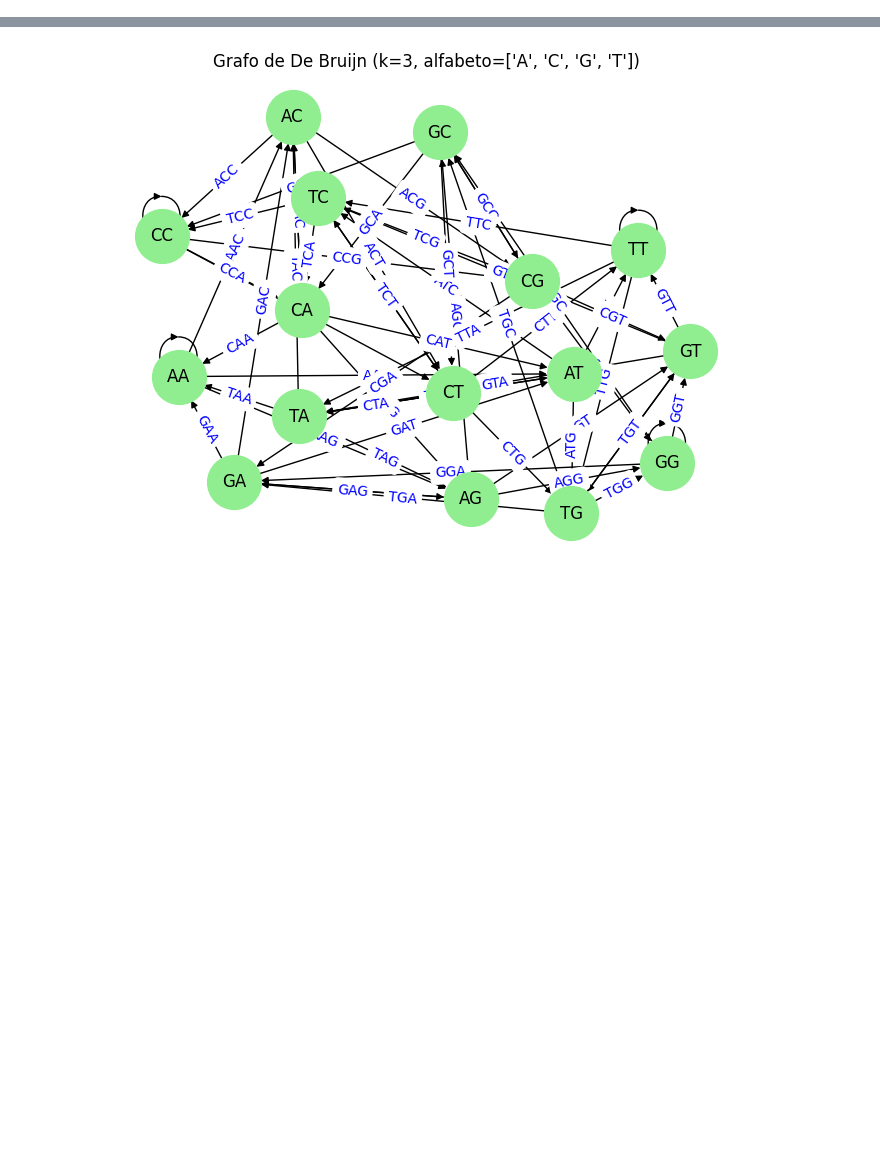
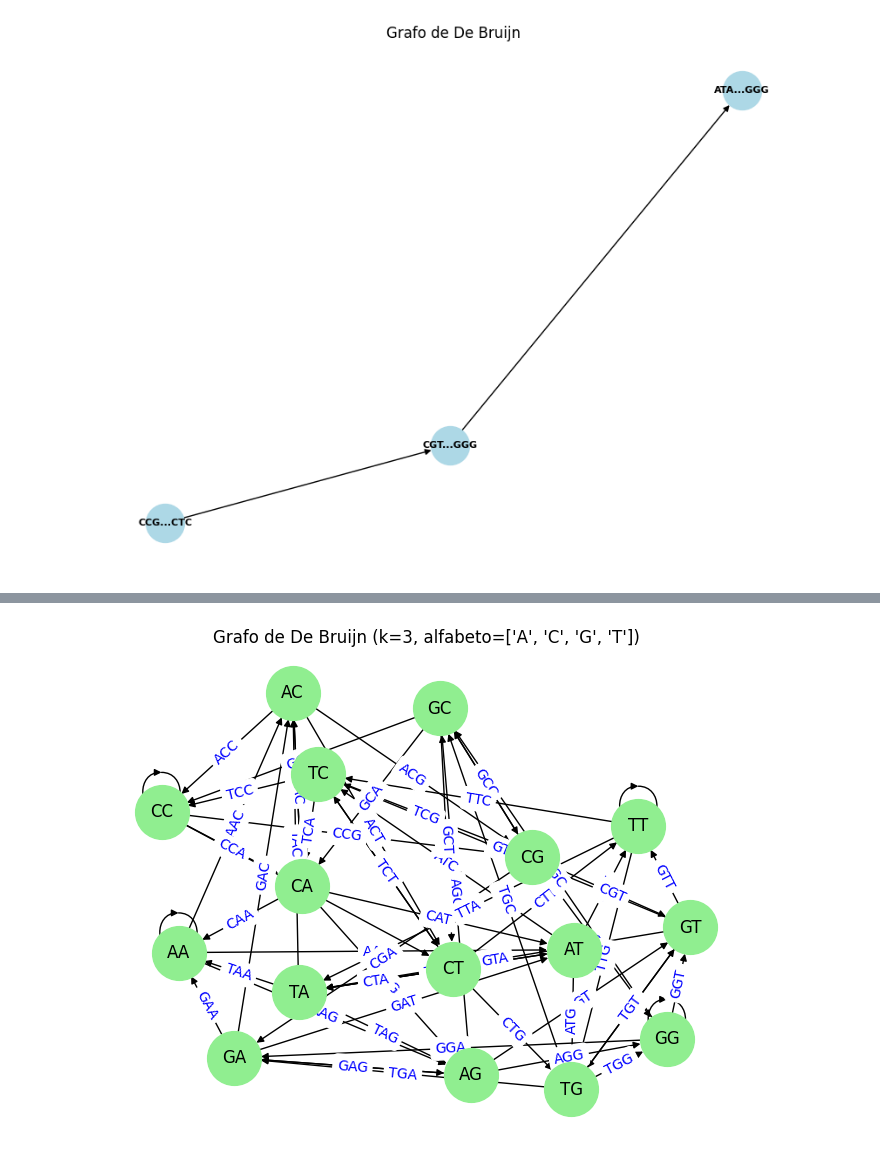
Before and after one commit to Arthurfpmaciel/DeBruijnGraph, a Jupyter notebook: teste.ipynb, the cells around one changed output, grey strips where cells are left out. Drawn from its saved outputs; the diff is of its cells as text; code cells hidden in the pictures; blank space fills up the shorter version.

```diff
--- a/teste.ipynb
+++ b/teste.ipynb
@@ -131,0 +166,11 @@ AAGCCCAATAAACCACTCTGACTGGCCGAATAGGGATATAGGCAACGACATGTGCGGCGACCCTTGCGACAGTGACGCTT
+# %%
+grafo2,nomes = manager.simplificar_grafo(grafo,caminho)
+if manager.verificar_se_tem_caminho_euleriano(grafo2):
+    caminho2 = manager.obter_caminho_euleriano(grafo2)
+    print(f"Caminho: {caminho2}")
+    genoma2 = manager.reconstruir_genoma(caminho2)
+    print(f"Genoma final: {genoma2}")
+    manager.desenhar_grafo(grafo2)
+else:
+    print("Grafo invalido")
+# %% [output]
@@ -131,0 +179 @@ AAGCCCAATAAACCACTCTGACTGGCCGAATAGGGATATAGGCAACGACATGTGCGGCGACCCTTGCGACAGTGACGCTT
+[figure, added]
```
Also changed, not shown: parts of 9 cells of this notebook.
